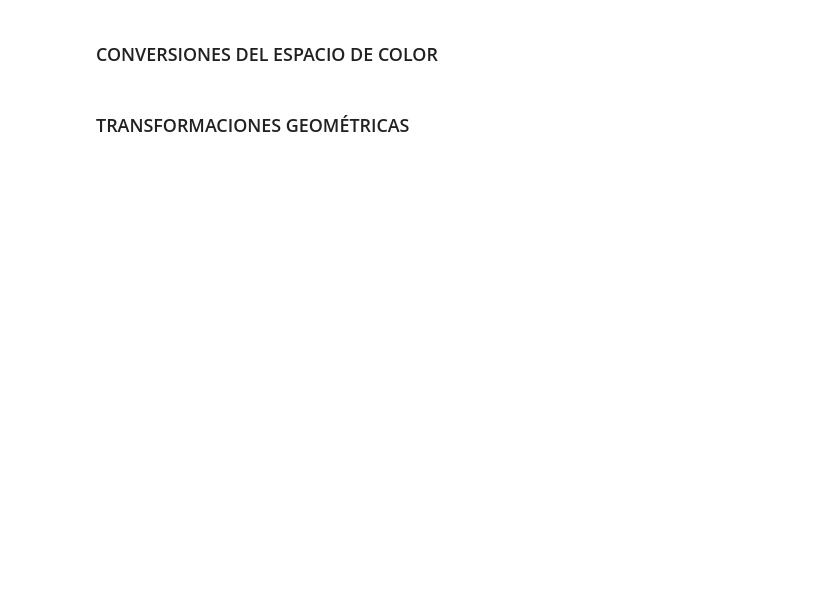
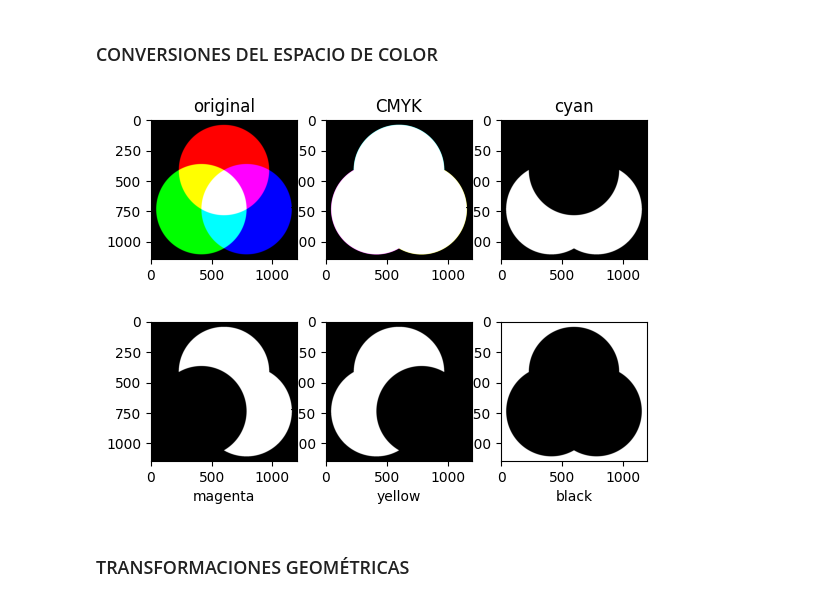
Before and after one commit to ssanchezgoe/viu_aprendizaje_supervisado, a Jupyter notebook: tema3/aprendizaje_supervisado_tema_3_imagenes_transformaciones_version_clase.ipynb, the cells around one changed output. Drawn from its saved outputs; the diff is of its cells as text; code cells hidden in the pictures; blank space fills up the shorter version.

```diff
--- a/tema3/aprendizaje_supervisado_tema_3_imagenes_transformaciones_version_clase.ipynb
+++ b/tema3/aprendizaje_supervisado_tema_3_imagenes_transformaciones_version_clase.ipynb
@@ -79,30 +95,32 @@ plt.show()
 # %%
 # RGB to CMYK
 import numpy as np
 from skimage import io
 
 img = io.imread('./colores.png')
 rgb = img.copy()
 rgb_p = rgb.astype('uint8')/255
 
 with np.errstate(invalid='ignore', divide='ignore'):
     K = 1 - np.max(rgb_p, axis=2)
     # Extrae los canales de acuerdo con la ecuación del power point
-    C = ??
-    M = ??
-    Y = ??
+    C = (1-rgb_p[:,:,0]-K)/(1-K)
+    M = (1-rgb_p[:,:,1]-K)/(1-K)
+    Y = (1-rgb_p[:,:,2]-K)/(1-K)
 
 CMYK = (np.dstack((C,M,Y,K))*255).astype('uint8')
 C,M,Y,K = cv2.split(CMYK)
 
 fig, ax = plt.subplots(2,3)
 ax[0,0].imshow(img, cmap='gray'), ax[0,0].set_title('original')
 ax[0,1].imshow(CMYK.astype('uint8'), cmap='gray'), ax[0,1].set_title('CMYK')
 ax[0,2].imshow(C.astype('uint8'), cmap='gray'), ax[0,2].set_title('cyan')
 ax[1,0].imshow(M.astype('uint8'), cmap='gray'), ax[1,0].set_xlabel('magenta')
 ax[1,1].imshow(Y.astype('uint8'), cmap='gray'), ax[1,1].set_xlabel('yellow')
 ax[1,2].imshow(K.astype('uint8'), cmap='gray'), ax[1,2].set_xlabel('black')
 plt.show()
+# %% [output]
+[figure, added]
 # %%
 # Otras conversiones
 
```
Also changed, not shown: parts of 13 cells of this notebook.
